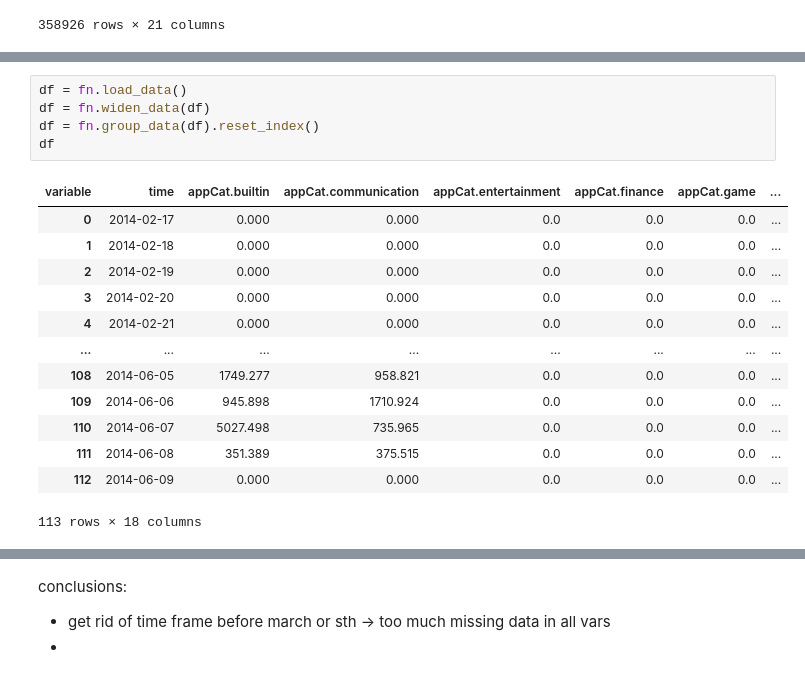
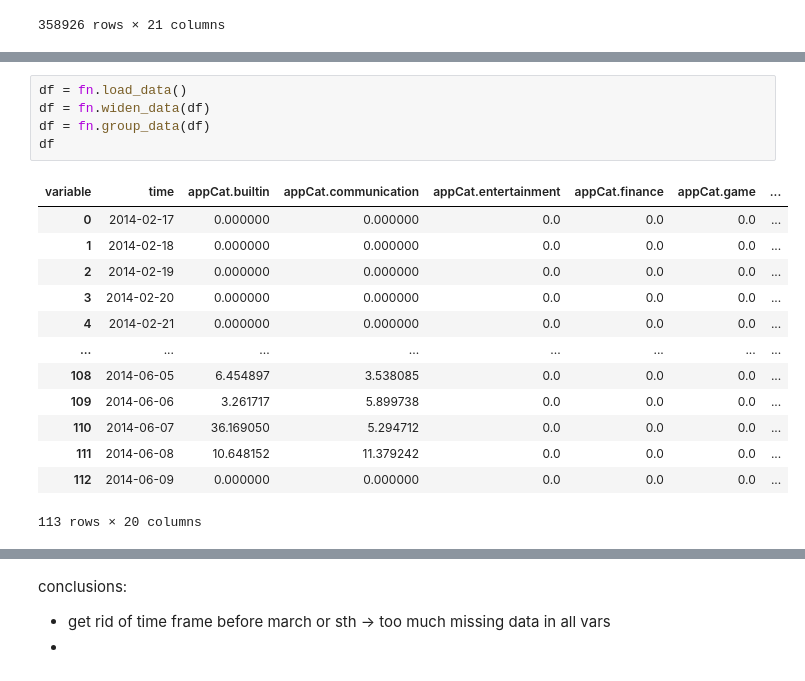
Before and after one commit to timmooren/DM1, a Jupyter notebook: DM_ryo.ipynb, the cells around one changed output, grey strips where cells are left out. Saved outputs shown, nothing was run; the diff lists cells and outputs as text.

```diff
--- a/DM_ryo.ipynb
+++ b/DM_ryo.ipynb
@@ -120,22 +142,22 @@ df1
 # %%
 df = fn.load_data()
 df = fn.widen_data(df)
-df = fn.group_data(df).reset_index()
+df = fn.group_data(df)
 df
 # %% [output]
 | variable | time | appCat.builtin | appCat.communication | appCat.entertainment | appCat.finance | appCat.game | ... |
-| 0 | 2014-02-17 | 0.000 | 0.000 | 0.0 | 0.0 | 0.0 | ... |
-| 1 | 2014-02-18 | 0.000 | 0.000 | 0.0 | 0.0 | 0.0 | ... |
-| 2 | 2014-02-19 | 0.000 | 0.000 | 0.0 | 0.0 | 0.0 | ... |
-| 3 | 2014-02-20 | 0.000 | 0.000 | 0.0 | 0.0 | 0.0 | ... |
-| 4 | 2014-02-21 | 0.000 | 0.000 | 0.0 | 0.0 | 0.0 | ... |
+| 0 | 2014-02-17 | 0.000000 | 0.000000 | 0.0 | 0.0 | 0.0 | ... |
+| 1 | 2014-02-18 | 0.000000 | 0.000000 | 0.0 | 0.0 | 0.0 | ... |
+| 2 | 2014-02-19 | 0.000000 | 0.000000 | 0.0 | 0.0 | 0.0 | ... |
+| 3 | 2014-02-20 | 0.000000 | 0.000000 | 0.0 | 0.0 | 0.0 | ... |
+| 4 | 2014-02-21 | 0.000000 | 0.000000 | 0.0 | 0.0 | 0.0 | ... |
 | ... | ... | ... | ... | ... | ... | ... | ... |
-| 108 | 2014-06-05 | 1749.277 | 958.821 | 0.0 | 0.0 | 0.0 | ... |
-| 109 | 2014-06-06 | 945.898 | 1710.924 | 0.0 | 0.0 | 0.0 | ... |
-| 110 | 2014-06-07 | 5027.498 | 735.965 | 0.0 | 0.0 | 0.0 | ... |
-| 111 | 2014-06-08 | 351.389 | 375.515 | 0.0 | 0.0 | 0.0 | ... |
-| 112 | 2014-06-09 | 0.000 | 0.000 | 0.0 | 0.0 | 0.0 | ... |
+| 108 | 2014-06-05 | 6.454897 | 3.538085 | 0.0 | 0.0 | 0.0 | ... |
+| 109 | 2014-06-06 | 3.261717 | 5.899738 | 0.0 | 0.0 | 0.0 | ... |
+| 110 | 2014-06-07 | 36.169050 | 5.294712 | 0.0 | 0.0 | 0.0 | ... |
+| 111 | 2014-06-08 | 10.648152 | 11.379242 | 0.0 | 0.0 | 0.0 | ... |
+| 112 | 2014-06-09 | 0.000000 | 0.000000 | 0.0 | 0.0 | 0.0 | ... |
-113 rows × 18 columns
+113 rows × 20 columns
 # %%
 # time plots
 # sms and stuff is missing
```
Also changed, not shown: parts of 8 cells of this notebook, 3 other files.
